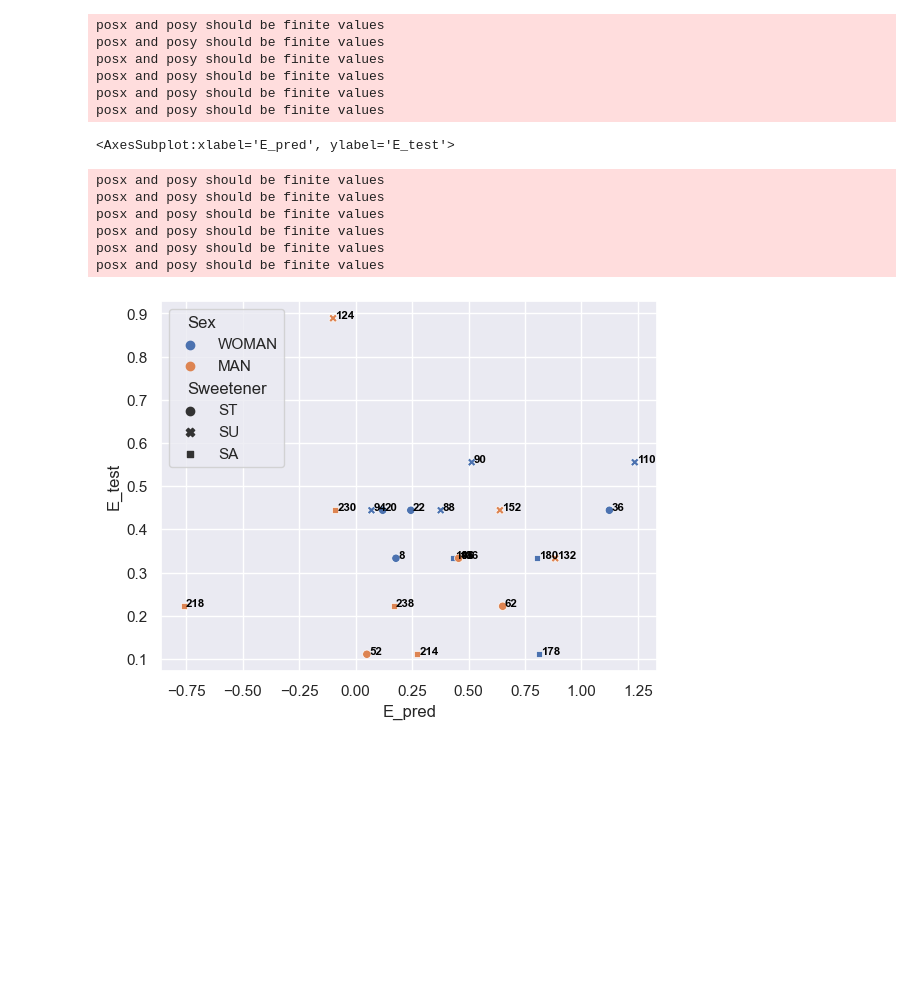
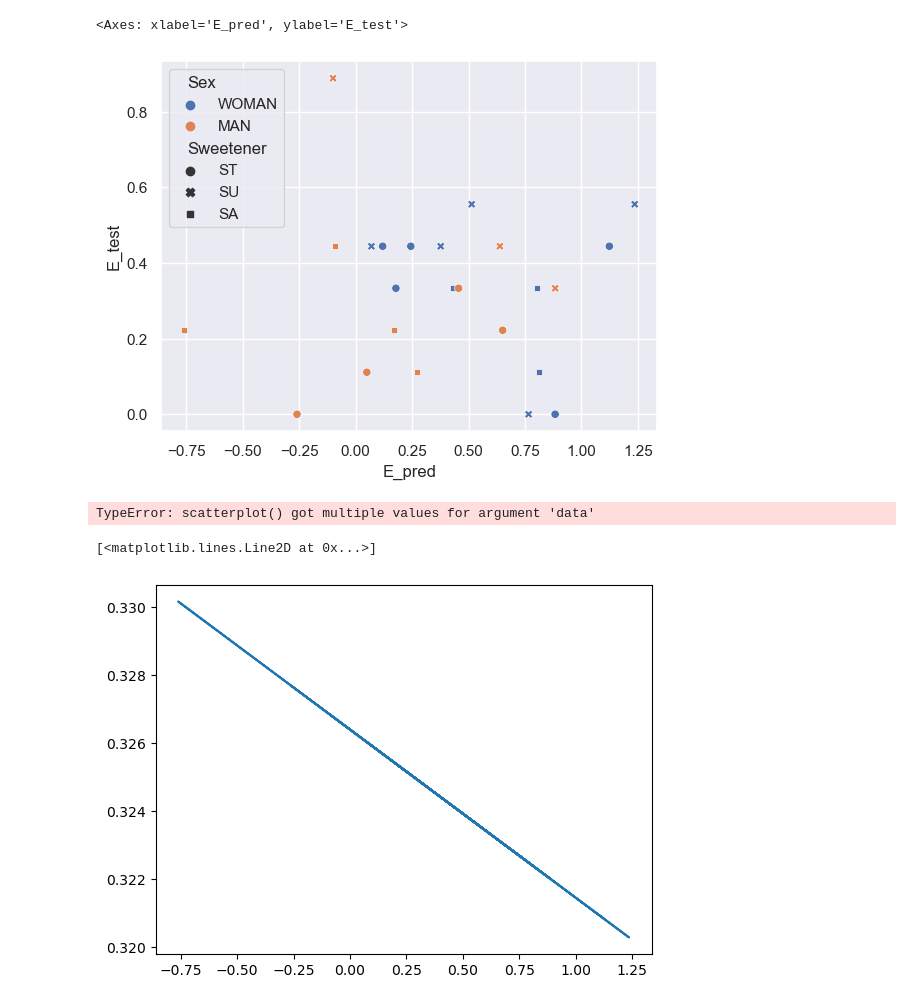
Before and after one commit to dhprieto/thirdArt, a Jupyter notebook: newPlots.ipynb, the cells around one changed output. Drawn from its saved outputs; the diff is of its cells as text; code cells hidden in the pictures; blank space fills up the shorter version.

Commit message:
consensus line

```diff
--- a/newPlots.ipynb
+++ b/newPlots.ipynb
@@ -53,6 +31,6 @@ dummies_sweetener = pd.from_dummies(X_metTest[['Sweetener_SA', 'Sweetener_ST','S
 dummies_sex = pd.from_dummies(X_metTest[['Sex_MAN', "Sex_WOMAN"]]).replace("Sex_", "",regex=True).set_index(X_metTest.index-1)
 
 pred_prueba = resultsModelsMLP["modelMLPMetplasmFlav"].predict(X_metTest)
-pred_prueba_DF = pd.DataFrame(pred_prueba, index = X_metTest.index-1, columns=y_metTest.columns).add_suffix("_pred").join(y_metTest.add_suffix('_test'))
+pred_prueba_DF = pd.DataFrame(pred_prueba, index = X_metTest.index-1, columns=y_metTest.columns).add_suffix("_pred").join(y_metTest.add_suffix('_test')).fillna(0)
 pred_prueba_DF["Sex"] = dummies_sex
 pred_prueba_DF["Sweetener"] = dummies_sweetener
@@ -66,9 +57,25 @@ sns.scatterplot(data = pred_prueba_DF, x = "E_pred", y = "E_test", hue= "Sex", s
+# %%
+sns.set_theme()
+sns.scatterplot(data = pred_prueba_DF, x = "E_pred", y = "E_test", hue= "Sex", style = "Sweetener")
+
+#obtain m (slope) and b(intercept) of linear regression line
+#m, b = np.polyfit(x = pred_prueba_DF["E_pred"], y = pred_prueba_DF["E_test"], deg = 1)
+
+#add linear regression line to scatterplot
+#plt.plot(pred_prueba_DF["E_pred"], m*pred_prueba_DF["E_pred"]+b)
+
+# another method
+#p = np.poly1d(b)
+#pred_prueba_DF['trendline'] = p(pred_prueba_DF["E_pred"])
+
+#pred_prueba_DF.trendline.sort_index(ascending=False)
+# %% [output]
+<Axes: xlabel='E_pred', ylabel='E_test'>
+[figure, added]
 # %%
-import matplotlib.pyplot as plt
-
 def scatter_text(x, y, text_column, data):
     # Create the scatter plot
-    p1 = sns.scatterplot(x, y, data=data, hue = "Sex", style="Sweetener", )
+    p1 = sns.scatterplot(x, y, data=data, hue = "Sex", style="Sweetener")
     # Add text besides each point
     for line in range(0,data.shape[0]):
          p1.text(data[x][text_column[line]]+0.01, data[y][text_column[line]],
@@ -78,18 +85,20 @@ def scatter_text(x, y, text_column, data):
     return p1
 
 scatter_text(x="E_pred", y = "E_test", text_column=pred_prueba_DF.index, data=pred_prueba_DF)
+
+#obtain m (slope) and b(intercept) of linear regression line
+#m, b = np.polyfit(x=pred_prueba_DF["E_pred"], y=pred_prueba_DF["E_test"], deg = 1)
+
+#add linear regression line to scatterplot
+#plt.plot(pred_prueba_DF["E_pred"], m*pred_prueba_DF["E_pred"]+b)
 # %% [output]
-posx and posy should be finite values
-posx and posy should be finite values
-posx and posy should be finite values
-posx and posy should be finite values
-posx and posy should be finite values
-posx and posy should be finite values
+TypeError: scatterplot() got multiple values for argument 'data'
-<AxesSubplot:xlabel='E_pred', ylabel='E_test'>
-posx and posy should be finite values
-posx and posy should be finite values
-posx and posy should be finite values
-posx and posy should be finite values
-posx and posy should be finite values
-posx and posy should be finite values
-[figure, removed]
+# %%
+#obtain m (slope) and b(intercept) of linear regression line
+m, b = np.polyfit(x=pred_prueba_DF["E_pred"], y=pred_prueba_DF["E_test"], deg = 1)
+
+#add linear regression line to scatterplot
+plt.plot(pred_prueba_DF["E_pred"], m*pred_prueba_DF["E_pred"]+b)
+# %% [output]
+[<matplotlib.lines.Line2D at 0x...>]
+[figure, added]
```
Also changed, not shown: parts of 5 cells of this notebook.
